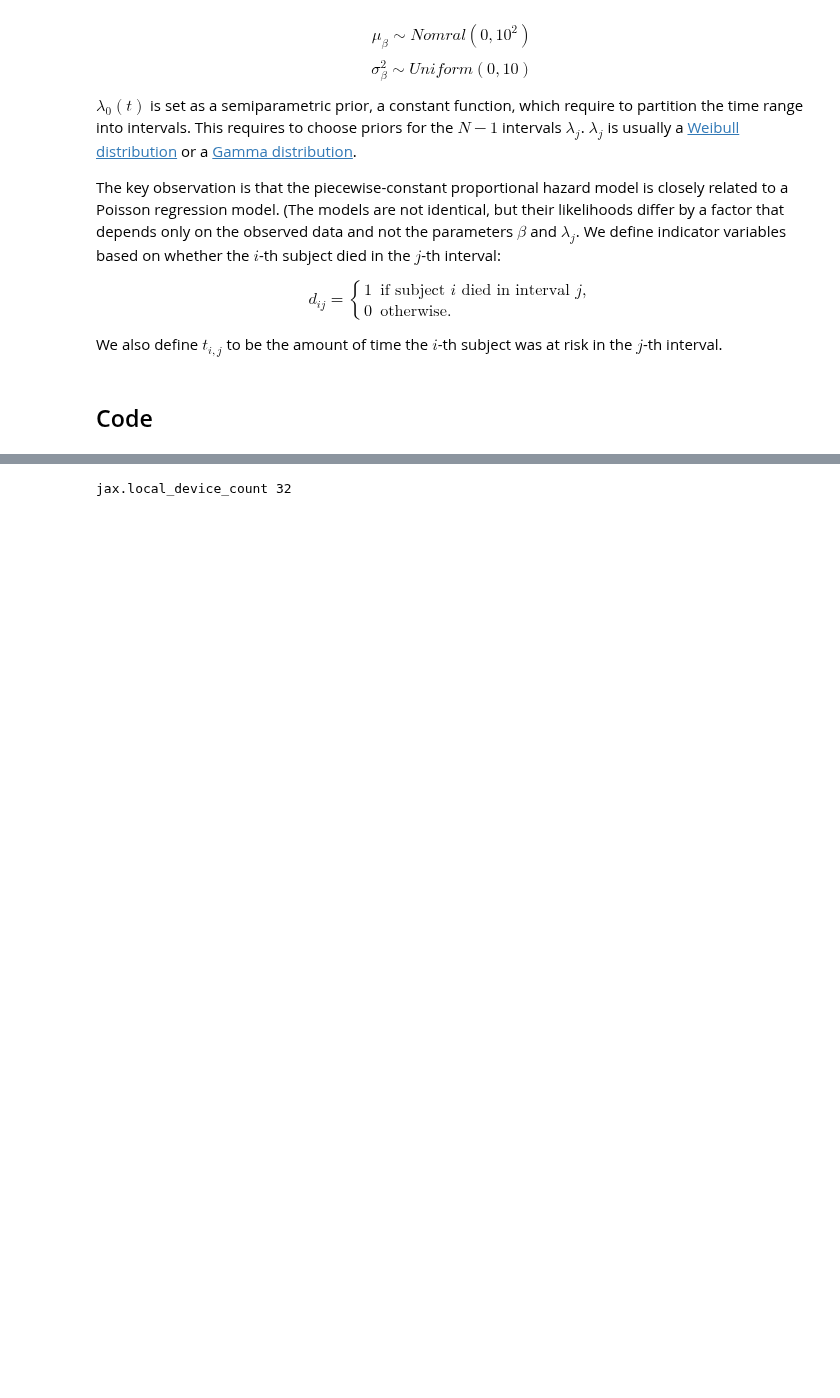
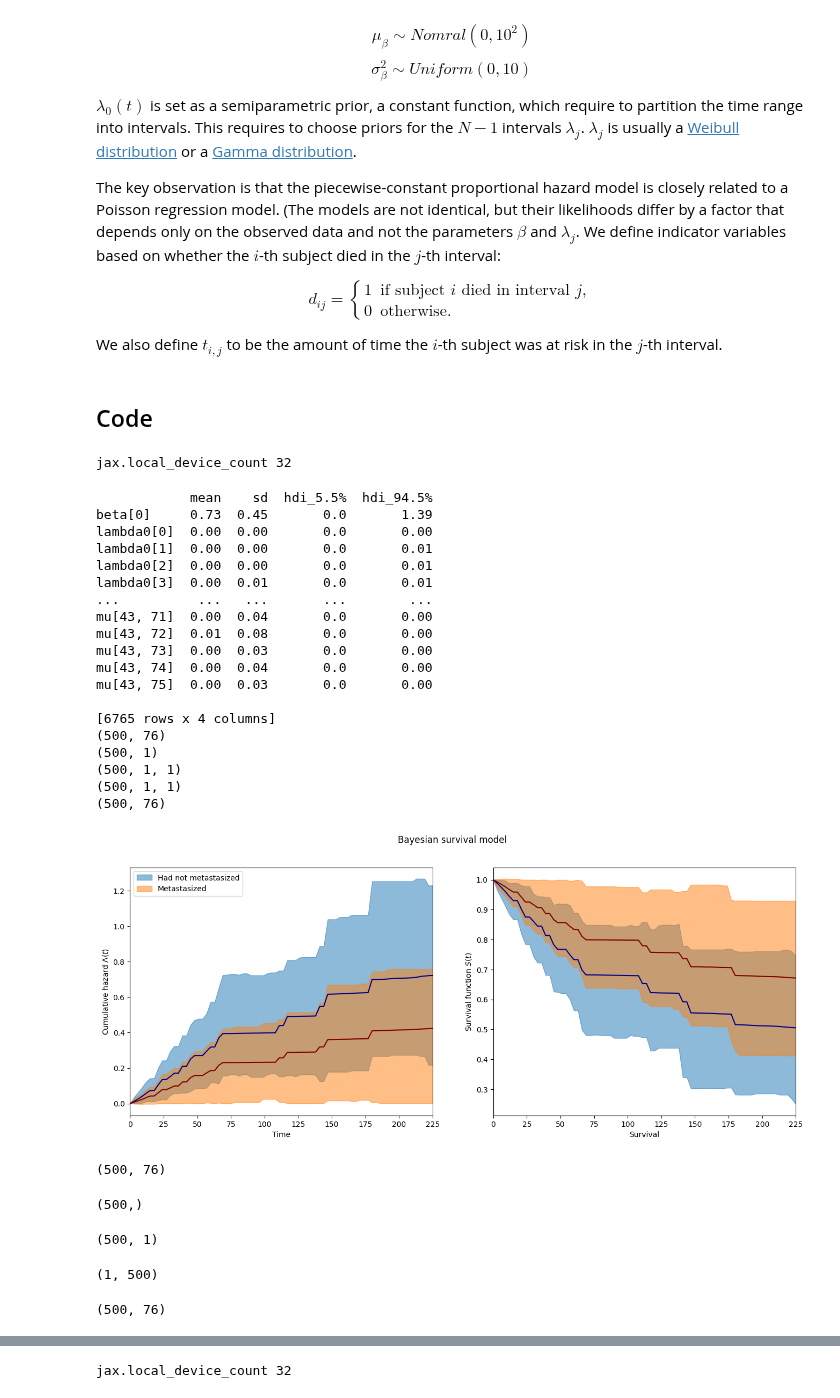
Before and after one commit to BGN-for-ASNA/BI, a Jupyter notebook: bi/survival analysis.ipynb, the cells around one changed output, grey strips where cells are left out. Saved outputs shown, nothing was run; the diff lists cells and outputs as text; code cells hidden in the pictures; blank space fills up the shorter version.

Commit message:
surv model with multiple covariates

```diff
--- a/bi/survival analysis.ipynb
+++ b/bi/survival analysis.ipynb
@@ -66,3 +66,79 @@ $$
 We also define $t_{i,j}$ to be the amount of time the $i$-th subject was at risk in the $j$-th interval.
 # %% [markdown]
 ## Code
+# %%
+from main import *
+# Setup device------------------------------------------------
+m = bi(platform='cpu')
+
+# Import Data & Data Manipulation ------------------------------------------------
+m.data('data/mastectomy.csv', sep=',') # Import
+
+m.df.metastasized = (m.df.metastasized == "yes").astype(np.int64)
+m.df.event = jnp.array(m.df.event.values, dtype=jnp.int32)
+m.surv_object(time='time', event='event', cov='metastasized', interval_length=3)
+#m.plot_censoring(cov='metastasized')
+
+
+def model(intervals, death, metastasized, exposure):
+    # Parameters priors distributions-------------------------
+    ## Base hazard distribution
+    lambda0 = bi.dist.gamma(0.01, 0.01, shape= intervals.shape, name = 'lambda0')
+    ## Covariate effect distribution
+    beta = bi.dist.normal(0, 1000, shape = (1,),  name='beta')
+    ## Likelihood
+    ### Compute hazard rate based on covariate effect
+    #lambda_ = numpyro.deterministic('lambda_', jnp.outer(jnp.exp(beta * metastasized), lambda0))
+    lambda_ = m.hazard_rate(cov = metastasized, beta = beta, lambda0 = lambda0)
+    ### Compute exposure rates
+    mu = numpyro.deterministic('mu', exposure * lambda_)
+
+    # Likelihood calculation
+    y = lk('obs', Poisson(mu + jnp.finfo(mu.dtype).tiny), obs = death)
+
+m.run(model, num_samples=500)
+
+print(m.summary())
+m.plot_surv()
+# %% [output]
+jax.local_device_count 32
+            mean    sd  hdi_5.5%  hdi_94.5%
+beta[0]     0.73  0.45       0.0       1.39
+lambda0[0]  0.00  0.00       0.0       0.00
+lambda0[1]  0.00  0.00       0.0       0.01
+lambda0[2]  0.00  0.00       0.0       0.01
+lambda0[3]  0.00  0.01       0.0       0.01
+...          ...   ...       ...        ...
+mu[43, 71]  0.00  0.04       0.0       0.00
+mu[43, 72]  0.01  0.08       0.0       0.00
+mu[43, 73]  0.00  0.03       0.0       0.00
+mu[43, 74]  0.00  0.04       0.0       0.00
+mu[43, 75]  0.00  0.03       0.0       0.00
+
+[6765 rows x 4 columns]
+(500, 76)
+(500, 1)
+(500, 1, 1)
+(500, 1, 1)
+(500, 76)
+[figure, added]
+# %%
+m.posteriors['lambda0'].shape
+# %% [output]
+(500, 76)
+# %%
+m.posteriors['beta'][:,0].shape
+# %% [output]
+(500,)
+# %%
+jnp.exp(self.posteriors['beta']).shape
+# %% [output]
+(500, 1)
+# %%
+array_expanded.shape
+# %% [output]
+(1, 500)
+# %%
+self.posteriors['lambda0'].shape
+# %% [output]
+(500, 76)
```
Also changed, not shown: parts of 12 cells of this notebook, 18 other files.
